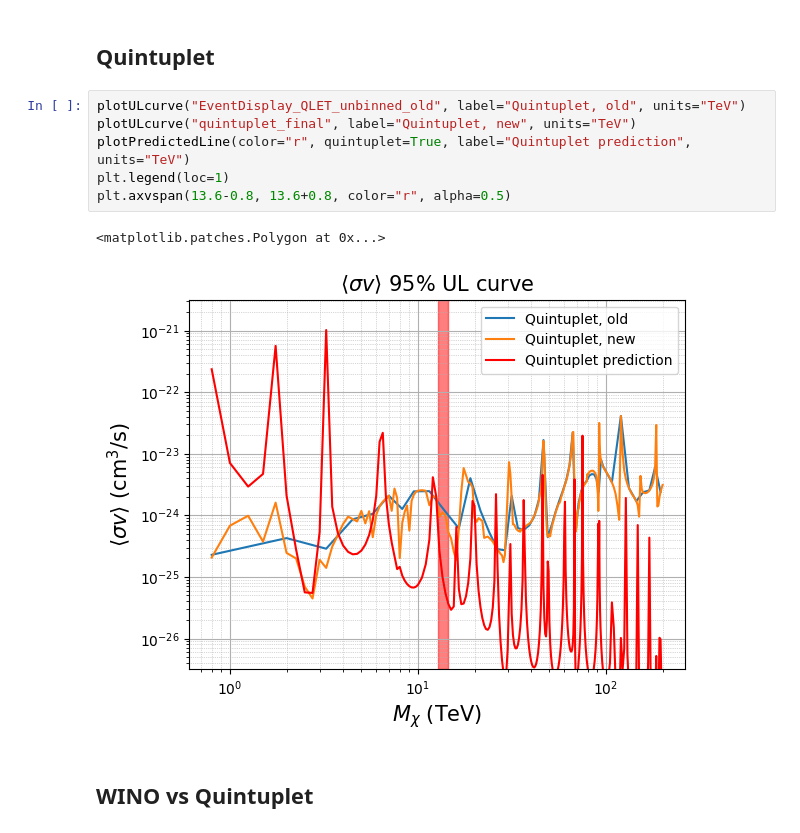
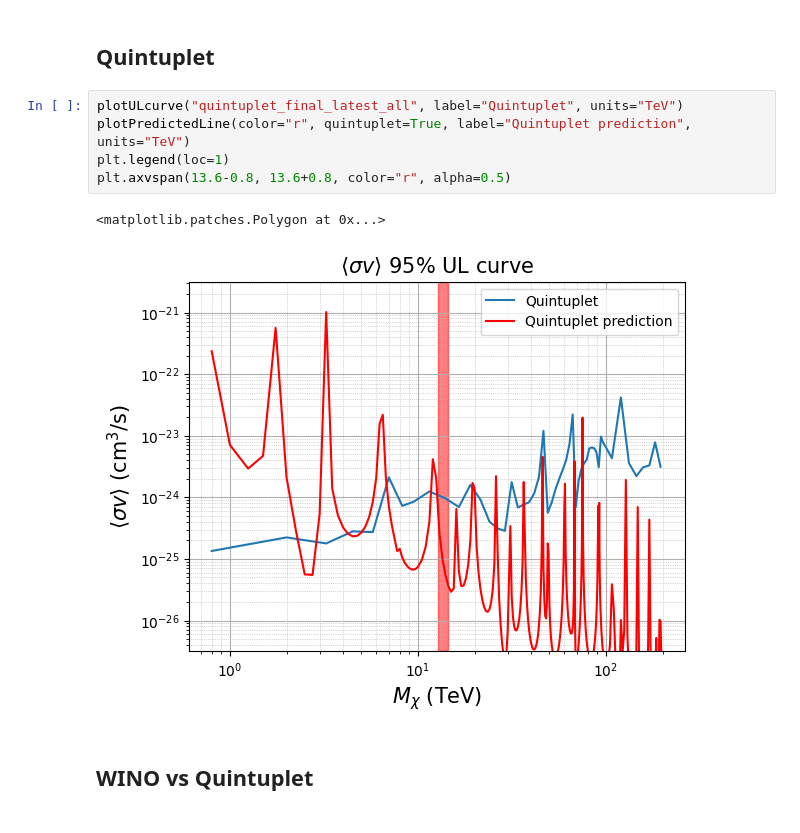
Before and after one commit to takdg123/dm_analysis, a Jupyter notebook: Wino/Wino.ipynb, the cells around one changed output. Cells and saved outputs as stored; diff of their text form.

```diff
--- a/Wino/Wino.ipynb
+++ b/Wino/Wino.ipynb
@@ -549,14 +713,13 @@ plt.legend(loc=1)
 # %% [markdown]
 ## Quintuplet
 # %%
-plotULcurve("EventDisplay_QLET_unbinned_old", label="Quintuplet, old", units="TeV")
-plotULcurve("quintuplet_final", label="Quintuplet, new", units="TeV")
+plotULcurve("quintuplet_final_latest_all", label="Quintuplet", units="TeV")
 plotPredictedLine(color="r", quintuplet=True, label="Quintuplet prediction", units="TeV")
 plt.legend(loc=1)
 plt.axvspan(13.6-0.8, 13.6+0.8, color="r", alpha=0.5)
 # %% [output]
 <matplotlib.patches.Polygon at 0x...>
-[figure, old version]
+[figure, new version]
 # %% [markdown]
 ## WINO vs Quintuplet
 # %%
```
Also changed, not shown: parts of 30 cells of this notebook, 4 other files.
